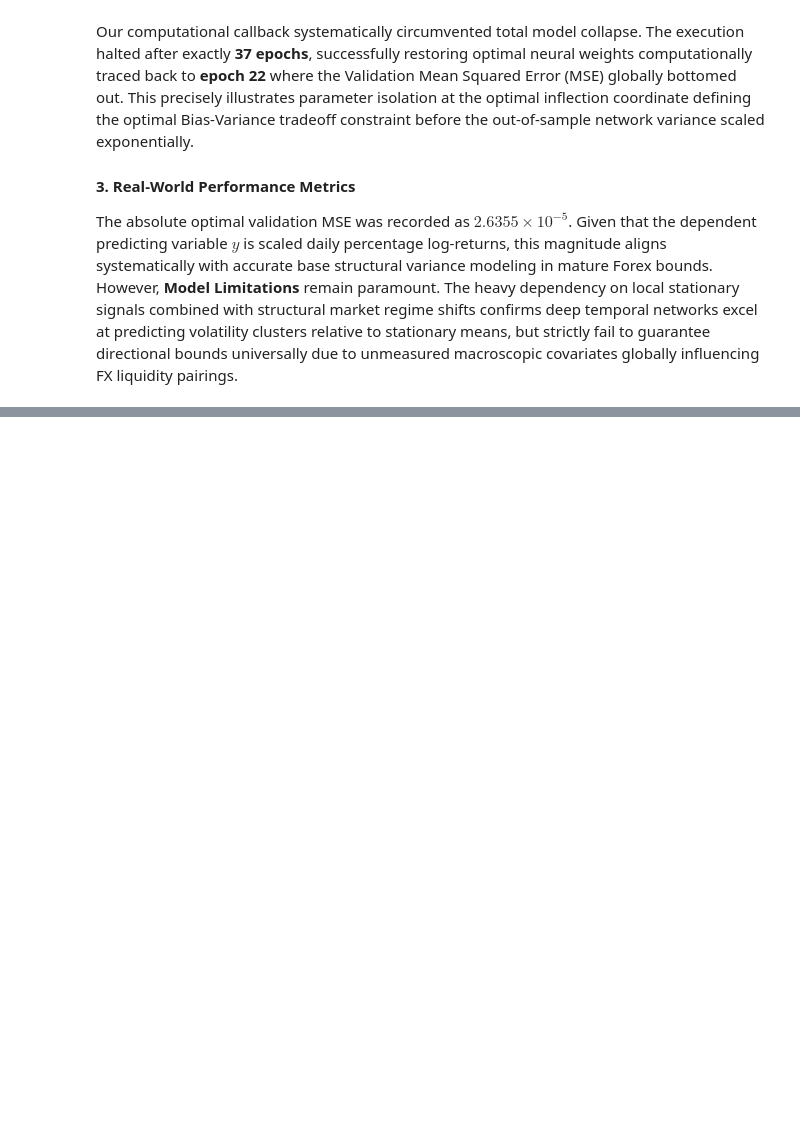
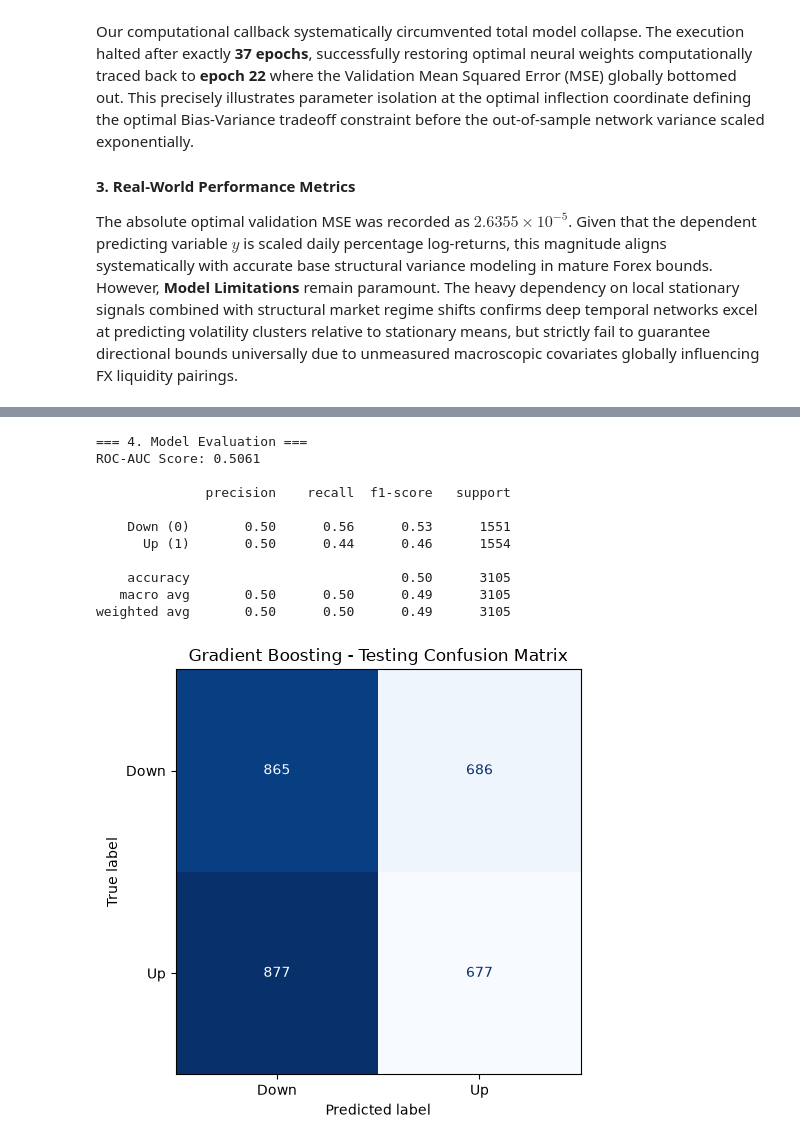
Before and after one commit to velizarMitov/EURUSD-prophet, a Jupyter notebook: notebooks/01_data_preparation.ipynb, the cells around one changed output, grey strips where cells are left out. Cells and saved outputs as stored; diff of their text form; code cells hidden in the pictures; blank space fills up the shorter version.

```diff
--- a/notebooks/01_data_preparation.ipynb
+++ b/notebooks/01_data_preparation.ipynb
@@ -1198,0 +1211,19 @@ However, **Model Limitations** remain paramount. The heavy dependency on local s
+# %%
+import pandas as pd
+import numpy as np
+from sklearn.preprocessing import StandardScaler
+
+print("=== 1. Chronological Data Splitting & Scaling ===")
+# Reuse the advanced feature df
+y = basic_advanced_df['target']
+X = basic_advanced_df.drop('target', axis=1)
+
+n_split = int(len(basic_advanced_df) * 0.8)
+X_gboost_train, X_gboost_test = X.iloc[:n_split], X.iloc[n_split:]
+y_gboost_train, y_gboost_test = y.iloc[:n_split], y.iloc[n_split:]
+
+print(f"Chronological Split Successful: Train={len(X_gboost_train)}, Test={len(X_gboost_test)}")
+
+scaler_gb = StandardScaler()
+X_gb_train_s = scaler_gb.fit_transform(X_gboost_train)
+X_gb_test_s  = scaler_gb.transform(X_gboost_test)
@@ -1198,0 +1271,34 @@ However, **Model Limitations** remain paramount. The heavy dependency on local s
+# %%
+from sklearn.metrics import classification_report, roc_auc_score, ConfusionMatrixDisplay
+import seaborn as sns
+
+print("=== 4. Model Evaluation ===")
+
+y_pred_gb = best_gbm.predict(X_gb_test_s)
+y_prob_gb = best_gbm.predict_proba(X_gb_test_s)[:, 1]
+
+auc_gb = roc_auc_score(y_gboost_test, y_prob_gb)
+print(f"ROC-AUC Score: {auc_gb:.4f}\n")
+print(classification_report(y_gboost_test, y_pred_gb, target_names=['Down (0)', 'Up (1)']))
+
+fig, ax = plt.subplots(figsize=(6, 5))
+ConfusionMatrixDisplay.from_predictions(y_gboost_test, y_pred_gb,
+                                        display_labels=['Down', 'Up'],
+                                        cmap='Blues', colorbar=False, ax=ax)
+ax.set_title('Gradient Boosting - Testing Confusion Matrix')
+plt.tight_layout()
+plt.savefig('../results/GBM_confusion_matrix.png', dpi=120)
+plt.show()
+# %% [output]
+=== 4. Model Evaluation ===
+ROC-AUC Score: 0.5061
+
+              precision    recall  f1-score   support
+
+    Down (0)       0.50      0.56      0.53      1551
+      Up (1)       0.50      0.44      0.46      1554
+
+    accuracy                           0.50      3105
+   macro avg       0.50      0.50      0.49      3105
+weighted avg       0.50      0.50      0.49      3105
+[figure, added]
```
Also changed, not shown: parts of 7 cells of this notebook, 4 other files.
